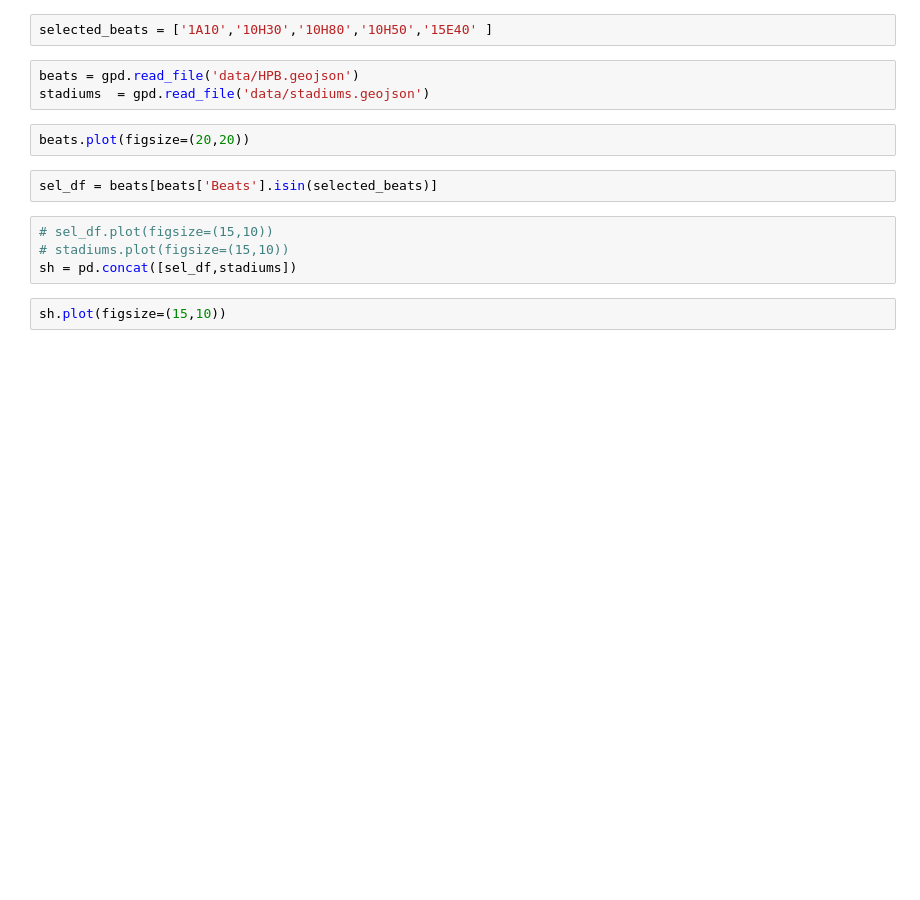
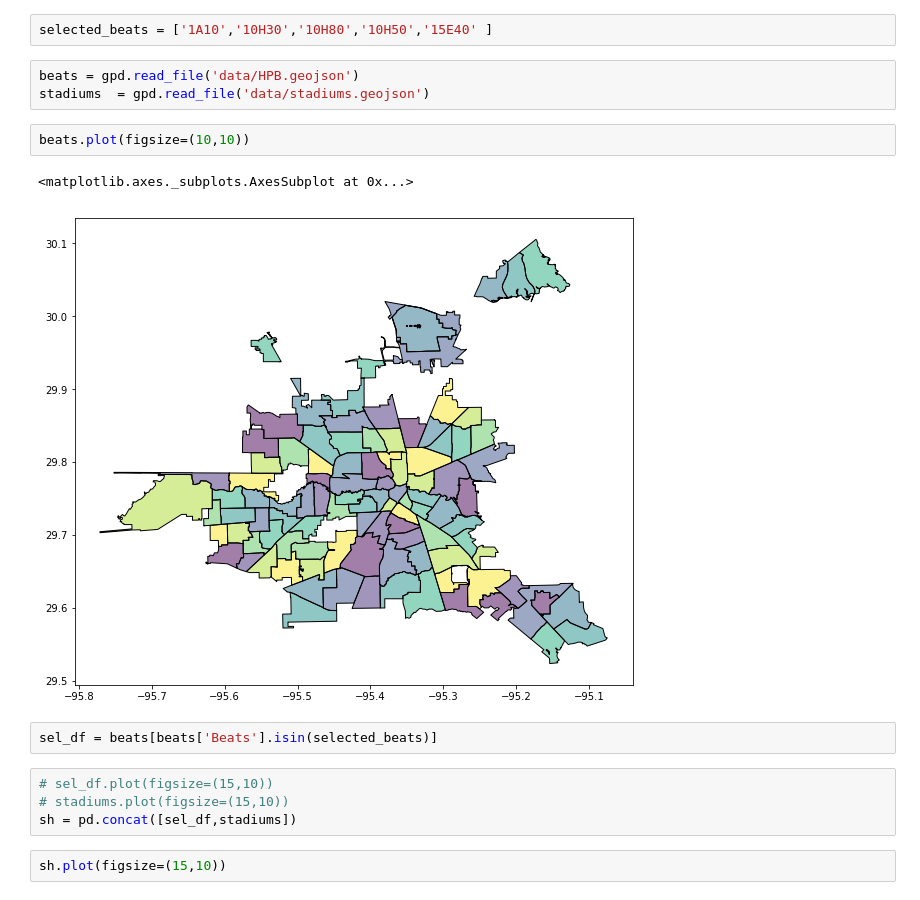
Before and after one commit to franksalas/Crime-Analysis, a Jupyter notebook: data_wrangling/combined_data/map_display.ipynb, the cells around one changed output. Saved outputs shown, nothing was run; the diff lists cells and outputs as text; blank space fills up the shorter version.

```diff
--- a/data_wrangling/combined_data/map_display.ipynb
+++ b/data_wrangling/combined_data/map_display.ipynb
@@ -11,7 +11,10 @@ selected_beats = ['1A10','10H30','10H80','10H50','15E40' ]
 beats = gpd.read_file('data/HPB.geojson')
 stadiums  = gpd.read_file('data/stadiums.geojson')
 # %%
-beats.plot(figsize=(20,20))
+beats.plot(figsize=(10,10))
+# %% [output]
+<matplotlib.axes._subplots.AxesSubplot at 0x...>
+[figure, added]
 # %%
 sel_df = beats[beats['Beats'].isin(selected_beats)]
 # %%
```
Also changed, not shown: parts of 3 cells of this notebook, 12 other files.
